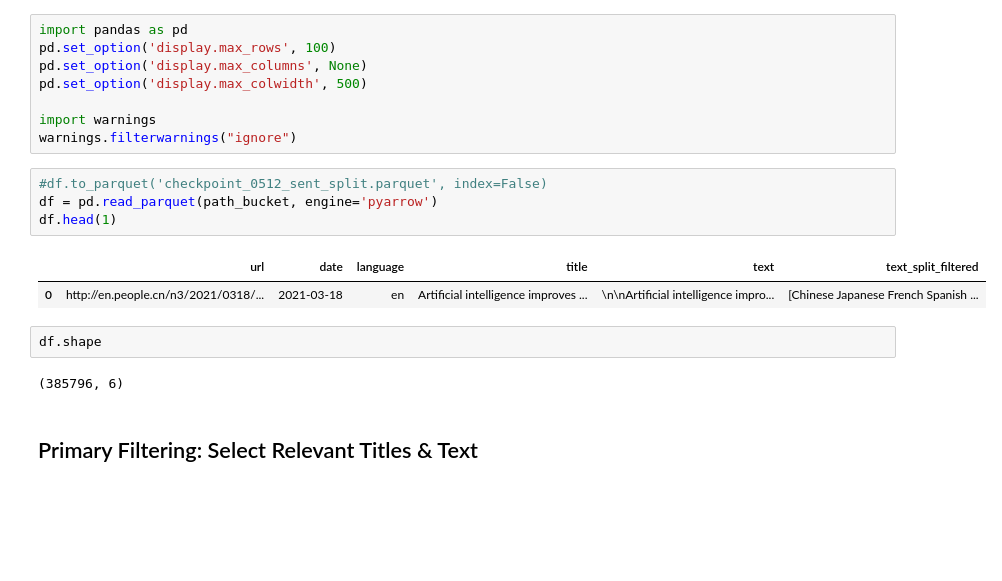
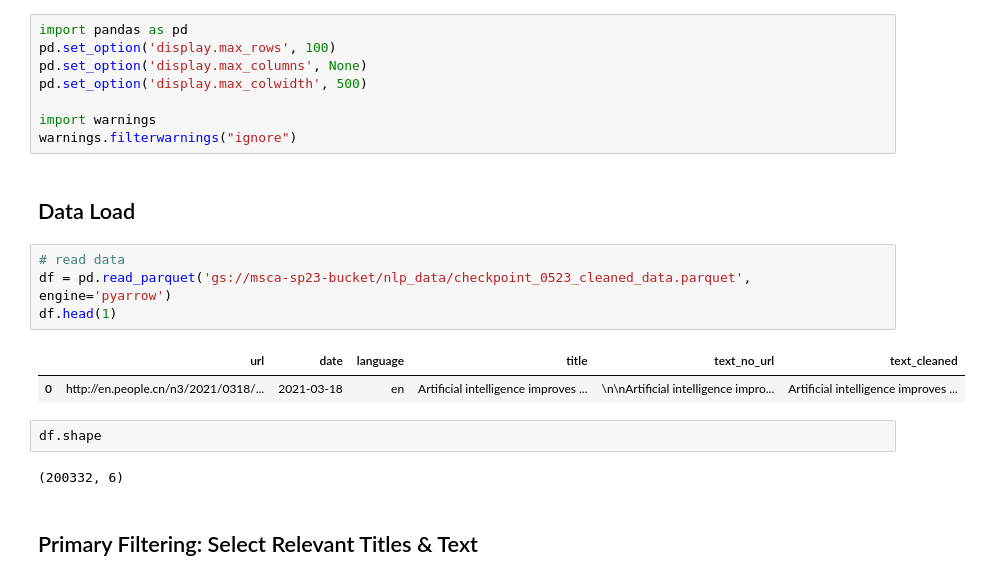
Before and after one commit to hjiangAnthony/nlp_AI_news_anlaysis, a Jupyter notebook: Scripts/nlp_final_1_02_EDA_cleaning.ipynb, the cells around one changed output. Saved outputs shown, nothing was run; the diff lists cells and outputs as text; blank space fills up the shorter version.

```diff
--- a/Scripts/nlp_final_1_02_EDA_cleaning.ipynb
+++ b/Scripts/nlp_final_1_02_EDA_cleaning.ipynb
@@ -37,17 +45,19 @@ pd.set_option('display.max_colwidth', 500)
 
 import warnings
 warnings.filterwarnings("ignore")
+# %% [markdown]
+## Data Load
 # %%
-#df.to_parquet('checkpoint_0512_sent_split.parquet', index=False)
-df = pd.read_parquet(path_bucket, engine='pyarrow')
+# read data
+df = pd.read_parquet('gs://msca-sp23-bucket/nlp_data/checkpoint_0523_cleaned_data.parquet', engine='pyarrow')
 df.head(1)
 # %% [output]
-|  | url | date | language | title | text | text_split_filtered |
-| 0 | http://en.people.cn/n3/2021/0318/... | 2021-03-18 | en | Artificial intelligence improves ... | \n\nArtificial intelligence impro... | [Chinese Japanese French Spanish ... |
+|  | url | date | language | title | text_no_url | text_cleaned |
+| 0 | http://en.people.cn/n3/2021/0318/... | 2021-03-18 | en | Artificial intelligence improves ... | \n\nArtificial intelligence impro... | Artificial intelligence improves ... |
 # %%
 df.shape
 # %% [output]
-(385796, 6)
+(200332, 6)
 # %% [markdown]
 ## Primary Filtering: Select Relevant Titles & Text
 # %%
```
Also changed, not shown: parts of 35 cells of this notebook, 1 other file.
